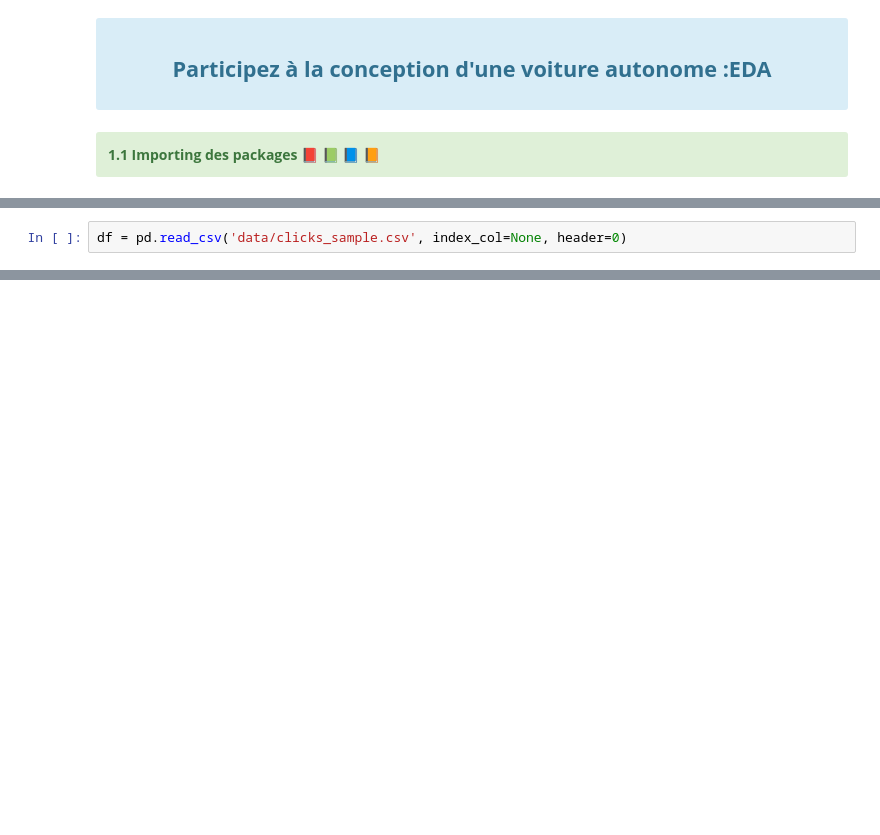
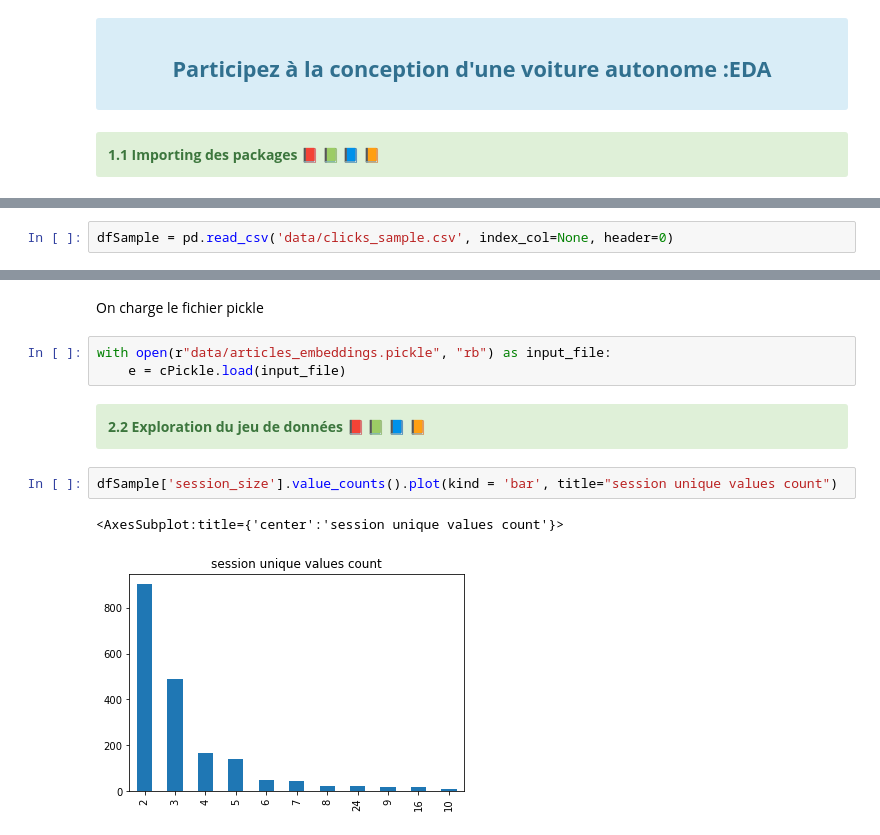
Before and after one commit to Trilian/projet9, a Jupyter notebook: EDA.ipynb, the cells around one changed output, grey strips where cells are left out. Drawn from its saved outputs; the diff is of its cells as text; blank space fills up the shorter version.

```diff
--- a/EDA.ipynb
+++ b/EDA.ipynb
@@ -41,2 +62,2 @@ frame.head(10)
 # %%
-df = pd.read_csv('data/clicks_sample.csv', index_col=None, header=0)
+dfSample = pd.read_csv('data/clicks_sample.csv', index_col=None, header=0)
@@ -44,0 +76,15 @@ NameError: name 'pd' is not defined
+# %% [markdown]
+On charge le fichier pickle
+# %%
+with open(r"data/articles_embeddings.pickle", "rb") as input_file:
+    e = cPickle.load(input_file)
+# %% [markdown]
+<div class="alert alert-block alert-success">
+<strong>2.2 Exploration du jeu de données<a id='head-1-2'></a> 📕 📗 📘 📙</strong>
+
+</div>
+# %%
+dfSample['session_size'].value_counts().plot(kind = 'bar', title="session unique values count")
+# %% [output]
+<AxesSubplot:title={'center':'session unique values count'}>
+[figure, added]
```
Also changed, not shown: parts of 14 cells of this notebook, 2 other files.
